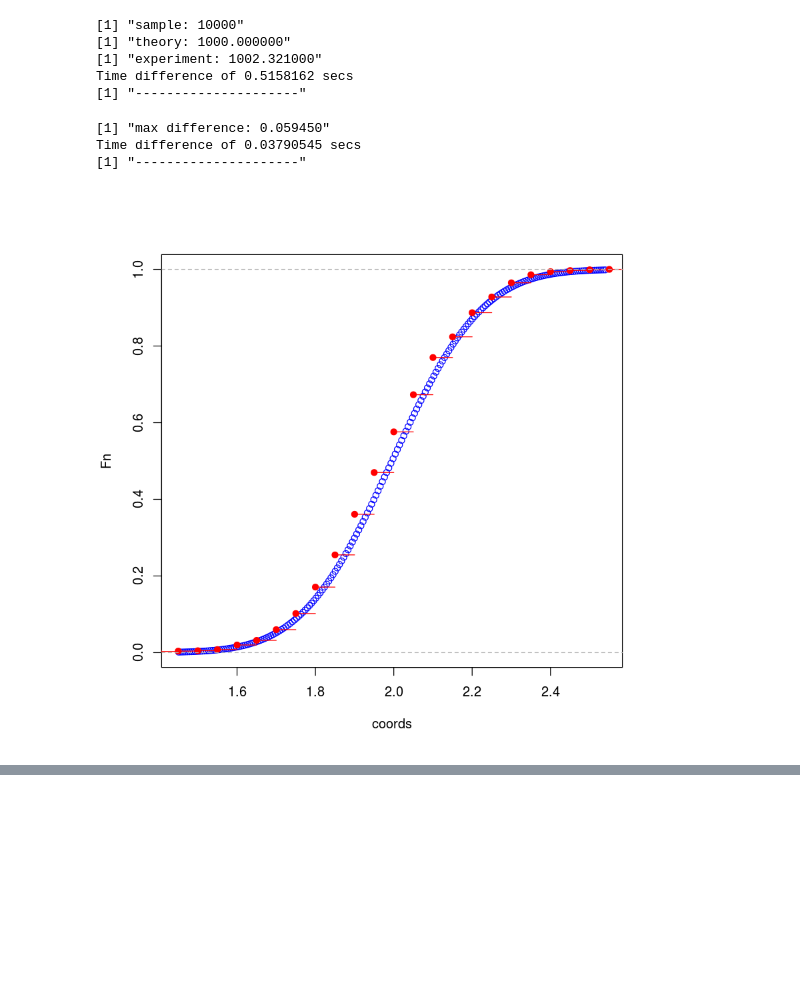
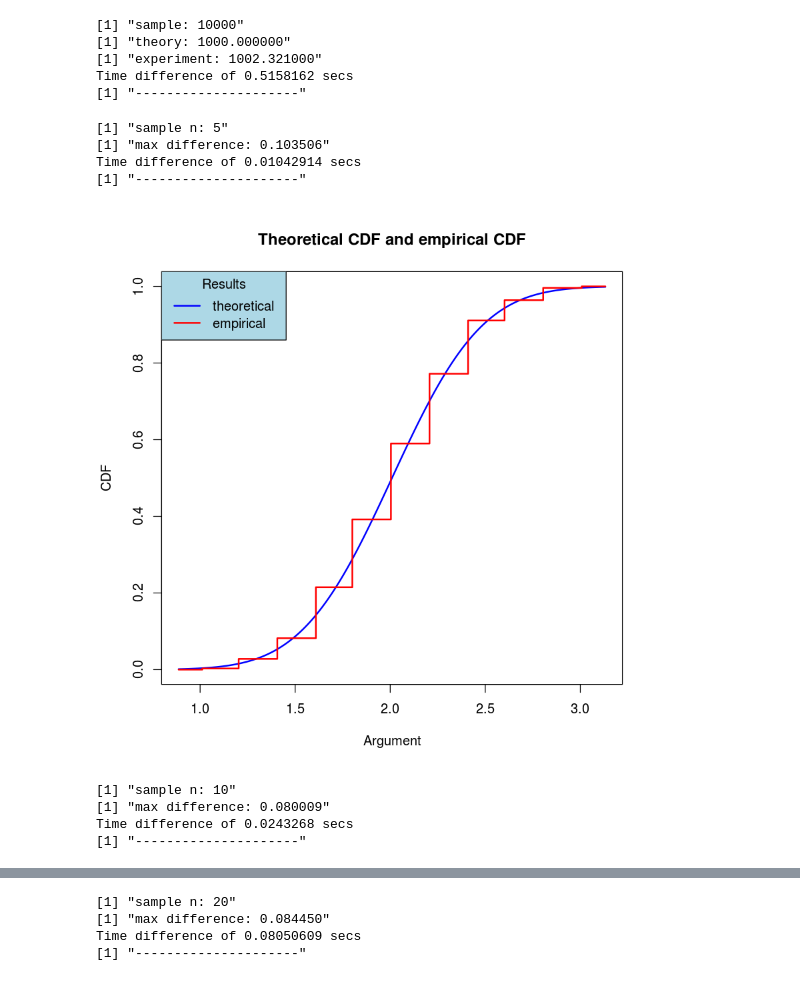
Before and after one commit to MNITD/R_Lab1, a Jupyter notebook: Lab1.ipynb, the cells around one changed output, grey strips where cells are left out. Cells and saved outputs as stored; diff of their text form; code cells hidden in the pictures; blank space fills up the shorter version.

```diff
--- a/Lab1.ipynb
+++ b/Lab1.ipynb
@@ -153,9 +153,13 @@ Time difference of 0.5158162 secs
 # %%
 # Task 4
 
-n <- 20 # sample
+#  Central Limit Theorem for the discrete random variables
+
+n_arr <- c(5,10,20) # sample
 N <- 1000 # experiments
-k <- 0+1+2 # for id 012
+k <- 3 # <- 0+1+2 for id 012
+
+for(n in n_arr){
 
 start_time <- Sys.time()
 
@@ -199,35 +203,50 @@ coords <- seq(mean_v - (3 * sigma) , mean_v + (3 * sigma), length.out = 200)
 
 Fn <- pnorm(coords, mean = mean_v , sd = sigma)
 
 # ---------------------
 # 7) getting empirical distribution function
 # ---------------------
 
 Fe <- ecdf(v)
 
 # ---------------------
 # 8) creating array of differences
 # ---------------------
 
 d <- 0 # array of different values
 
 for (i in 1:200){
     d[i] <- abs(Fn[i] - Fe(coords[i]))
 }
 
 # ---------------------
 # 9) displaying normal distribution and empirical distribution on the graph
 # ---------------------
 
-plot(coords, Fn,  col = "blue", main = NA)
-plot(Fe, col = "red", add = T)
+plot(coords, Fn, type="l", col = "blue", lwd=2,
+     main = "Theoretical CDF and empirical CDF",
+     ylab ="CDF", xlab="Argument")
+lines(coords,Fe(coords), type ="s", col = "red", lwd=2)
+legend(title = 'Results','topleft',
+     c('theoretical', 'empirical'),
+     col=c('blue', 'red'),
+     lwd=2,
+     lty=1,
+     bg = 'lightblue')
 
+print(sprintf("sample n: %d", n))
 print(sprintf("max difference: %f", max(d)))
 end_time <- Sys.time()
 print(end_time - start_time)
 print("---------------------")
+}
 # %% [output]
-[1] "max difference: 0.059450"
-Time difference of 0.03790545 secs
+[1] "sample n: 5"
+[1] "max difference: 0.103506"
+Time difference of 0.01042914 secs
 [1] "---------------------"
-[figure, old version]
+[figure, new version]
+[1] "sample n: 10"
+[1] "max difference: 0.080009"
+Time difference of 0.0243268 secs
+[1] "---------------------"
@@ -233,0 +254,4 @@ Time difference of 0.03790545 secs
+[1] "sample n: 20"
+[1] "max difference: 0.084450"
+Time difference of 0.08050609 secs
+[1] "---------------------"
```
Also changed, not shown: parts of 2 cells of this notebook, 1 other file.
